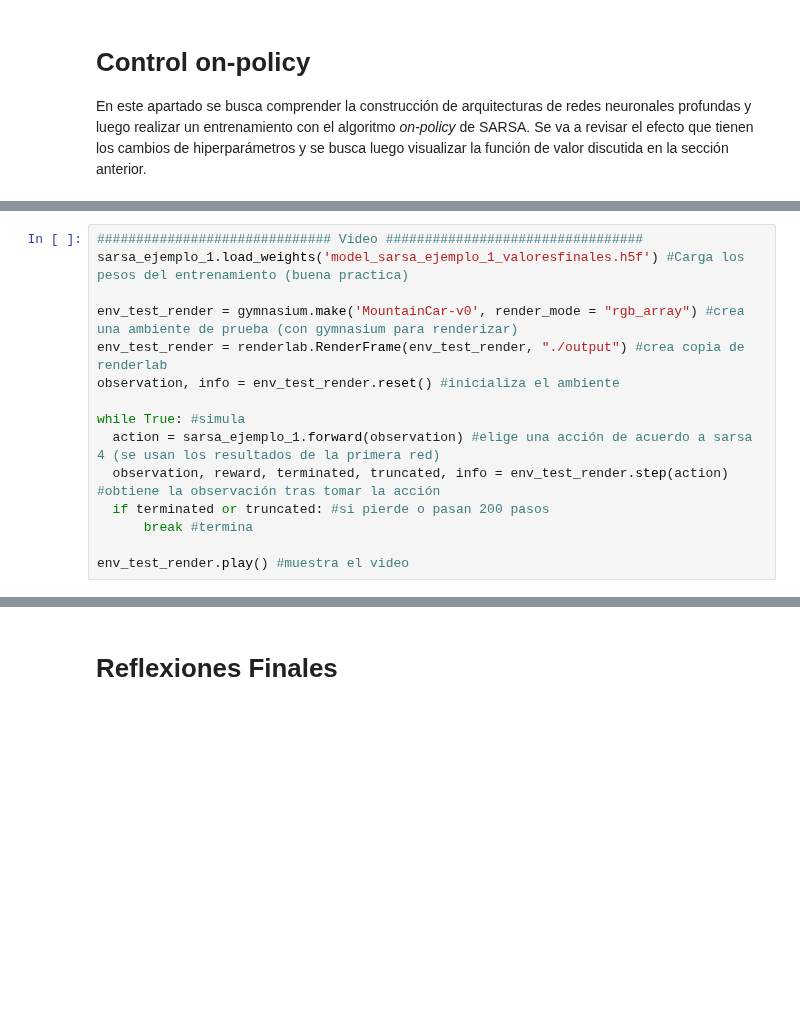
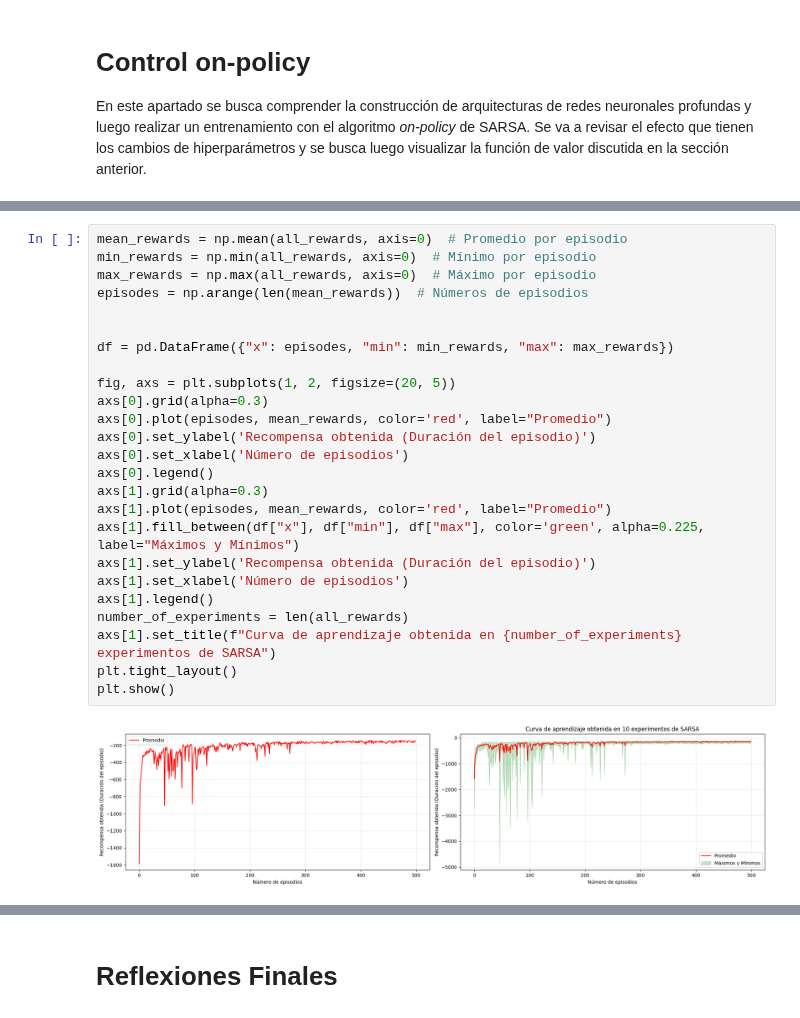
Before and after one commit to SSolanoRuniandes/Notebooks-Aprendizaje-por-Refuerzo-Profundo, a Jupyter notebook: TareaSemana2.ipynb, the cells around one changed output, grey strips where cells are left out. Cells and saved outputs as stored; diff of their text form; blank space fills up the shorter version.

```diff
--- a/TareaSemana2.ipynb
+++ b/TareaSemana2.ipynb
@@ -269,15 +314,0 @@ También se puede simular un episodio y renderizar el resultado. Usando una estr
-# %%
-############################## Video #################################
-sarsa_ejemplo_1.load_weights('model_sarsa_ejemplo_1_valoresfinales.h5f') #Carga los pesos del entrenamiento (buena practica)
-
-env_test_render = gymnasium.make('MountainCar-v0', render_mode = "rgb_array") #crea una ambiente de prueba (con gymnasium para renderizar)
-env_test_render = renderlab.RenderFrame(env_test_render, "./output") #crea copia de renderlab
-observation, info = env_test_render.reset() #inicializa el ambiente
-
-while True: #simula
-  action = sarsa_ejemplo_1.forward(observation) #elige una acción de acuerdo a sarsa 4 (se usan los resultados de la primera red)
-  observation, reward, terminated, truncated, info = env_test_render.step(action) #obtiene la observación tras tomar la acción
-  if terminated or truncated: #si pierde o pasan 200 pasos
-      break #termina
-
-env_test_render.play() #muestra el video
@@ -854,0 +581,27 @@ Moviepy - video ready temp-{start}.mp4
+# %%
+mean_rewards = np.mean(all_rewards, axis=0)  # Promedio por episodio
+min_rewards = np.min(all_rewards, axis=0)  # Mínimo por episodio
+max_rewards = np.max(all_rewards, axis=0)  # Máximo por episodio
+episodes = np.arange(len(mean_rewards))  # Números de episodios
+
+
+df = pd.DataFrame({"x": episodes, "min": min_rewards, "max": max_rewards})
+
+fig, axs = plt.subplots(1, 2, figsize=(20, 5))
+axs[0].grid(alpha=0.3)
+axs[0].plot(episodes, mean_rewards, color='red', label="Promedio")
+axs[0].set_ylabel('Recompensa obtenida (Duración del episodio)')
+axs[0].set_xlabel('Número de episodios')
+axs[0].legend()
+axs[1].grid(alpha=0.3)
+axs[1].plot(episodes, mean_rewards, color='red', label="Promedio")
+axs[1].fill_between(df["x"], df["min"], df["max"], color='green', alpha=0.225, label="Máximos y Mínimos")
+axs[1].set_ylabel('Recompensa obtenida (Duración del episodio)')
+axs[1].set_xlabel('Número de episodios')
+axs[1].legend()
+number_of_experiments = len(all_rewards)
+axs[1].set_title(f"Curva de aprendizaje obtenida en {number_of_experiments} experimentos de SARSA")
+plt.tight_layout()
+plt.show()
+# %% [output]
+[figure, added]
```
Also changed, not shown: parts of 28 cells of this notebook.
